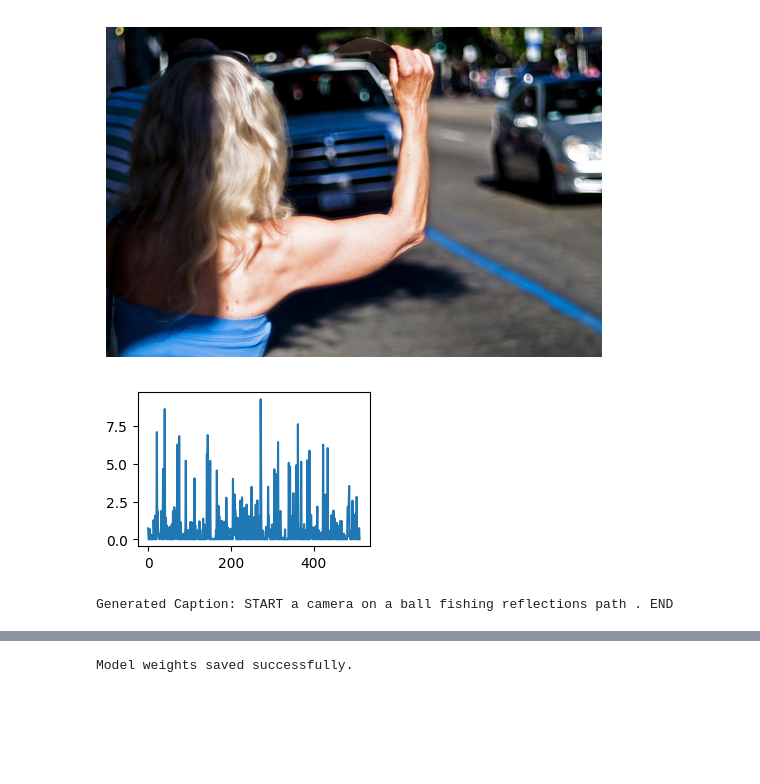
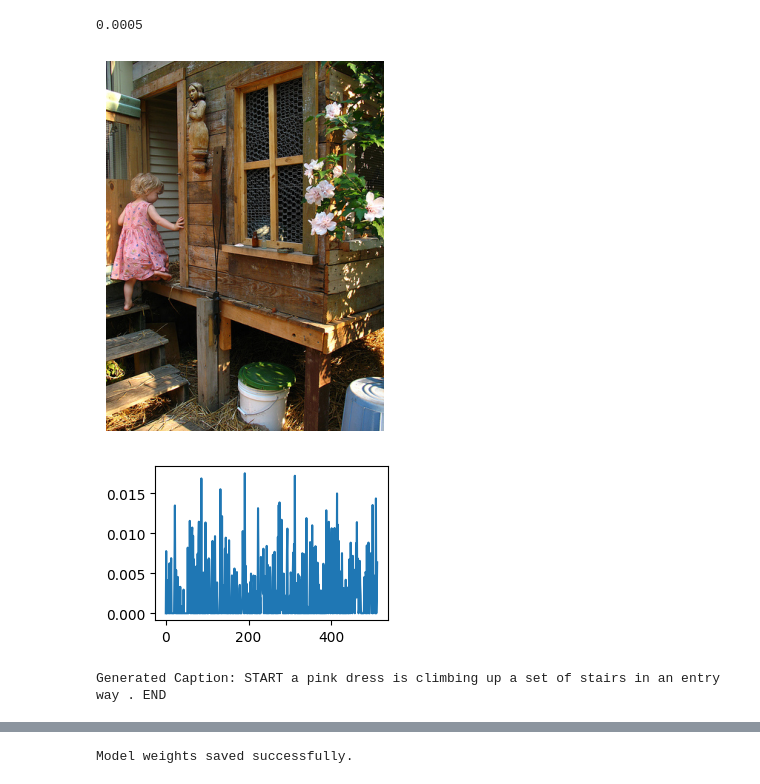
Before and after one commit to anm-ol/LearningDeep, a Jupyter notebook: imagecapv0.1.1.ipynb, the cells around one changed output, grey strips where cells are left out. Drawn from its saved outputs; the diff is of its cells as text; code cells hidden in the pictures; blank space fills up the shorter version.

Commit message:
Created using Colab, modified training data loader, and few architecture changes

```diff
--- a/imagecapv0.1.1.ipynb
+++ b/imagecapv0.1.1.ipynb
@@ -313,7 +284,6 @@ def sample_caption(cnn_model, rnn_model, image, temperature = 1, max_length=100)
 
     # Convert the caption indices to words
     caption_words = [itos[idx] for idx in caption]
-
     return ' '.join(caption_words)
 
 def train_model(cnn, rnnmodel, dataset, epochs=10):
@@ -336,16 +306,15 @@ def train_model(cnn, rnnmodel, dataset, epochs=10):
                 total_loss = 0
                 #print(sample_caption(output))
 
-
-def train_model_batch(cnn, rnnmodel, train_loader, captions, train_size = 100, lr=0.001, batch_size=4, epochs=10):
+def train_model_batch(cnn, rnnmodel, train_loader, captions, num_iter = -1, lr=0.001, batch_size=4, epochs=10):
     device = torch.device("cuda" if torch.cuda.is_available() else "cpu")
     # Move models to the GPU
     cnn = cnn.to(device)
     rnnmodel = rnnmodel.to(device)
-    train_loader = get_data_loader(train_size=train_size, batch_size=batch_size, num_workers=0)
+    train_loader = get_data_loader(batch_size=batch_size, num_workers=0, train=True)
 
     params = list(cnn.parameters()) + list(rnnmodel.parameters())
-    optimizer = torch.optim.Adam(params, lr=lr)
+    optimizer = torch.optim.AdamW(params, lr=lr)
 
     cap_copy = captions.clone().to(device)  # Move captions to GPU
     for epoch in range(epochs):
@@ -368,16 +337,14 @@ def train_model_batch(cnn, rnnmodel, train_loader, captions, train_size = 100, l
 
             cap_copy = torch.cat((torch.zeros(len(batch), 1, device=device), captions), dim=1).long()
             target = target.long()
-
             # Forward pass through RNN
             output, loss = rnnmodel(cap_copy, features, target)
-            # Backward pass and optimization
             loss.backward()
             optimizer.step()
             total_loss += loss.item()
             if (i+1) % 10 == 0:
                 print(f'Epoch {epoch}, Iter: {i}, Loss: {total_loss/10}')
                 total_loss = 0
-            if i == 1000:
+            if i == num_iter:
                 break
             i += 1
@@ -397,0 +353,5 @@ torch.cuda.memory_allocated(0) / 1e9
+# %%
+cnn = CNNModel(256)
+rnnmodel = RNNmodel(512, 256)
+params = list(cnn.parameters()) + list(rnnmodel.parameters())
+sum(p.nelement() for p in params)/ 1000000 # number of parameters in total
@@ -398,2 +364,2 @@ torch.cuda.memory_allocated(0) / 1e9
 # %%
-train_model_batch(cnn, rnnmodel, batch, captions, train_size=16*100, lr=0.01, batch_size=16, epochs=1)
+train_model_batch(cnn, rnnmodel, batch, captions, num_iter=200, lr=1e-3, batch_size=64, epochs=3)
@@ -410,0 +366,2 @@ Epoch 0, Iter: 99, Loss: 5.1842413425445555
+# %%
+train_model_batch(cnn, rnnmodel, batch, captions, num_iter=200, lr=1e-3, batch_size=32, epochs=3)
@@ -411,3 +396,8 @@ Epoch 0, Iter: 99, Loss: 5.1842413425445555
+# %%
+a=5e-4
+a
+# %% [output]
+0.0005
 # %%
 cnnv0 = CNNModel(256)
 rnnv0 = RNNmodel(512, 256)
@@ -416,16 +406,16 @@ rnnv0.to(device)
 cnnv0.load_state_dict(torch.load('weights/cnn_v0.1.1.pth'))
 rnnv0.load_state_dict(torch.load('weights/rnn_v0.1.1.pth'))
 # %%
-img_name = ann['image'][212]
+img_name = ann['image'][2]
 #img_name = 'test/tree.jpg'
 image = resize_image(get_image_data(img_name), (320, 320)).to(device)
 display_image(img_name)
 caption = sample_caption(cnn, rnnmodel, image)
 print("Generated Caption:", caption)
 # %% [output]
-[figure, old version]
+[figure, new version]
-[figure, old version]
+[figure, new version]
-Generated Caption: START a camera on a ball fishing reflections path . END
+Generated Caption: START a pink dress is climbing up a set of stairs in an entry way . END
 # %% [markdown]
 1. Learning rate = 0.3, batch_size = 4, epoch=1, num_train_images = 1000
 - Loss = 5.42
```
Also changed, not shown: parts of 15 cells of this notebook.
